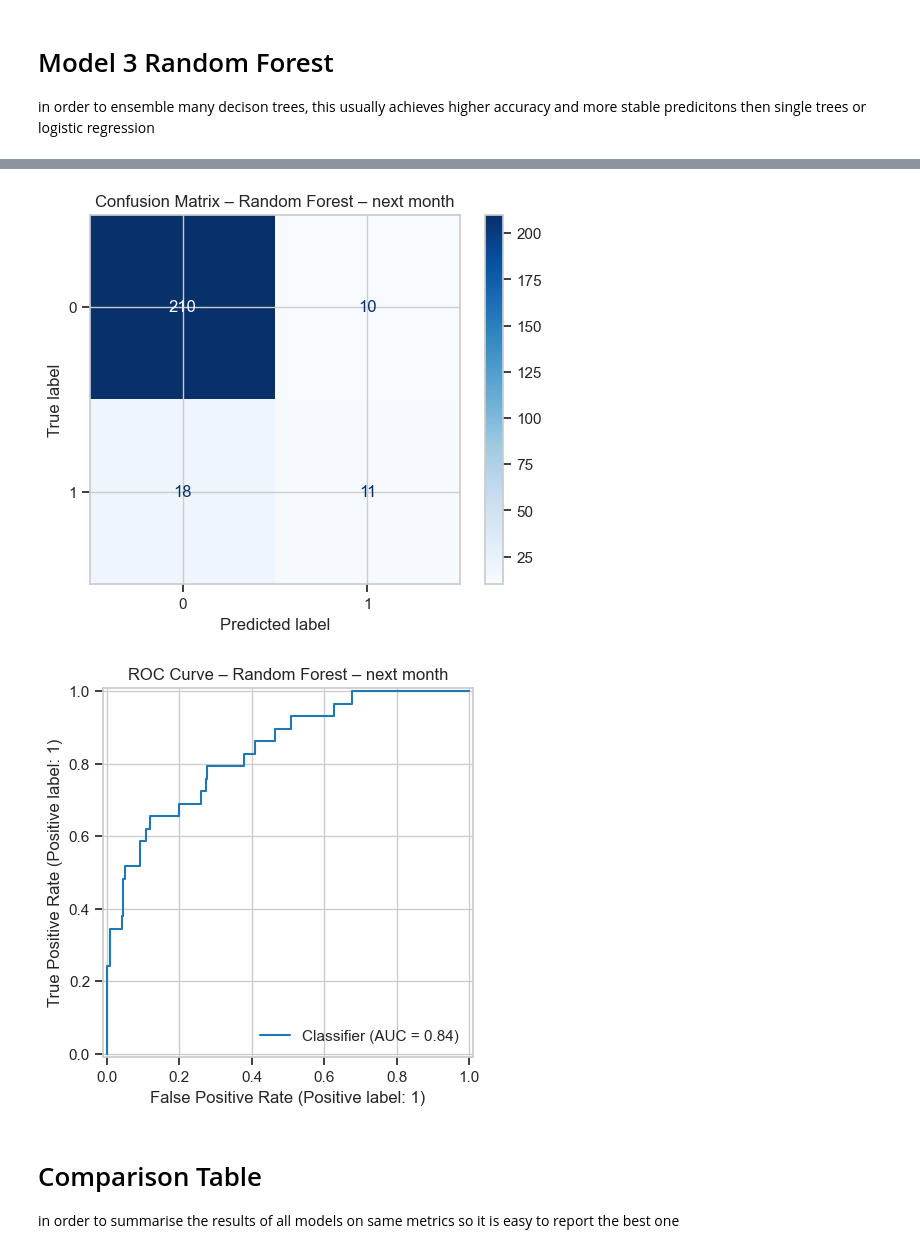
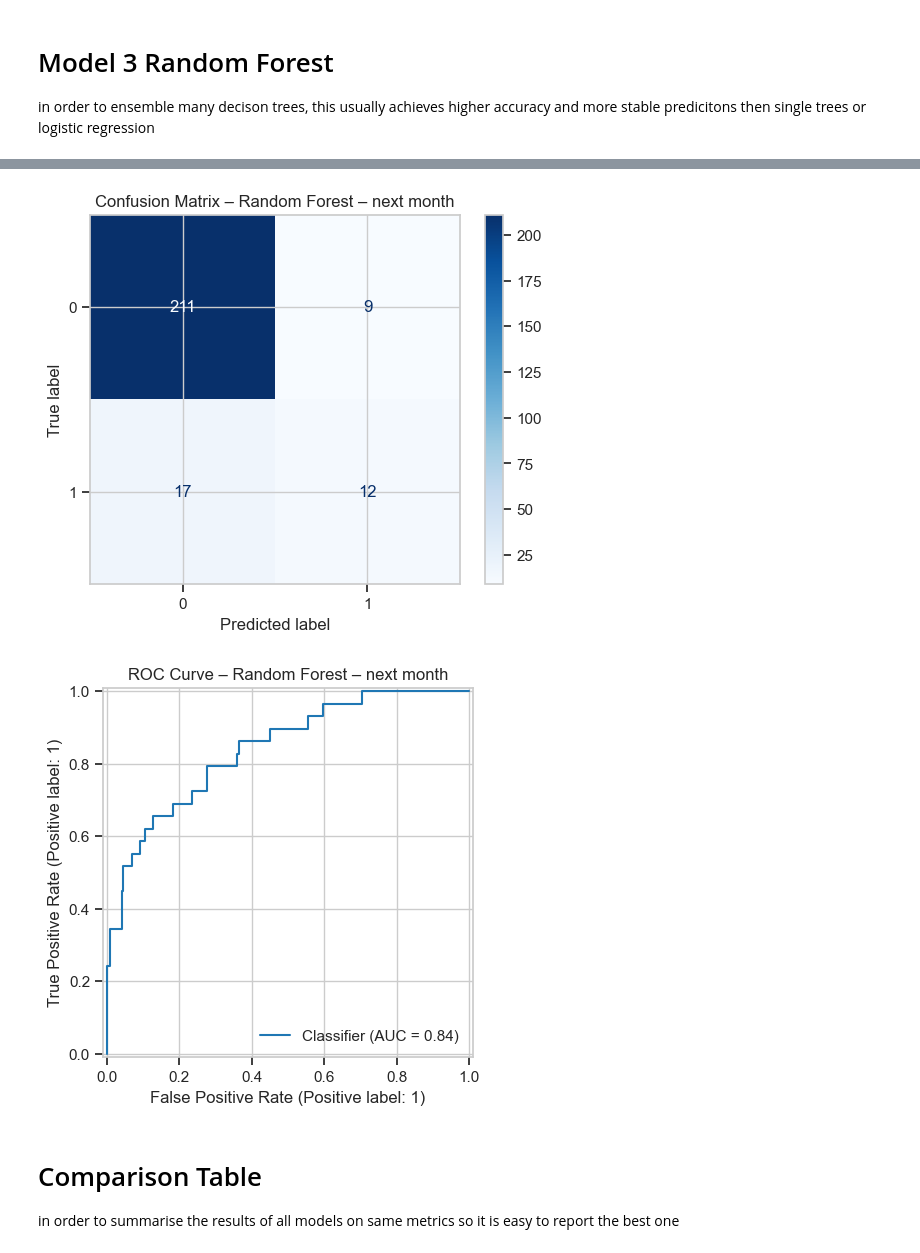
Before and after one commit to rosisneupane/nsw-water-quality-analysis, a Jupyter notebook: notebooks/02_modelling.ipynb, the cells around one changed output, grey strips where cells are left out. Saved outputs shown, nothing was run; the diff lists cells and outputs as text; code cells hidden in the pictures.

```diff
--- a/notebooks/02_modelling.ipynb
+++ b/notebooks/02_modelling.ipynb
@@ -294,7 +294,7 @@ rf = Pipeline(
     steps=[
         ("preprocess", preprocess),
         ("clf", RandomForestClassifier(
-            n_estimators=300,            # number of trees
+            n_estimators=500,            # number of trees
             max_depth=None,             # let trees grow, other params regularise
             min_samples_split=10,
             random_state=42,
@@ -325,5 +325,5 @@ weighted avg       0.87      0.89      0.88       249
-[figure, old version]
+[figure, new version]
-[figure, old version]
+[figure, new version]
 # %% [markdown]
 # Comparison Table
 in order to summarise the results of all models on same metrics so it is easy to report the best one
```
Also changed, not shown: parts of 2 cells of this notebook, 2 other files.
